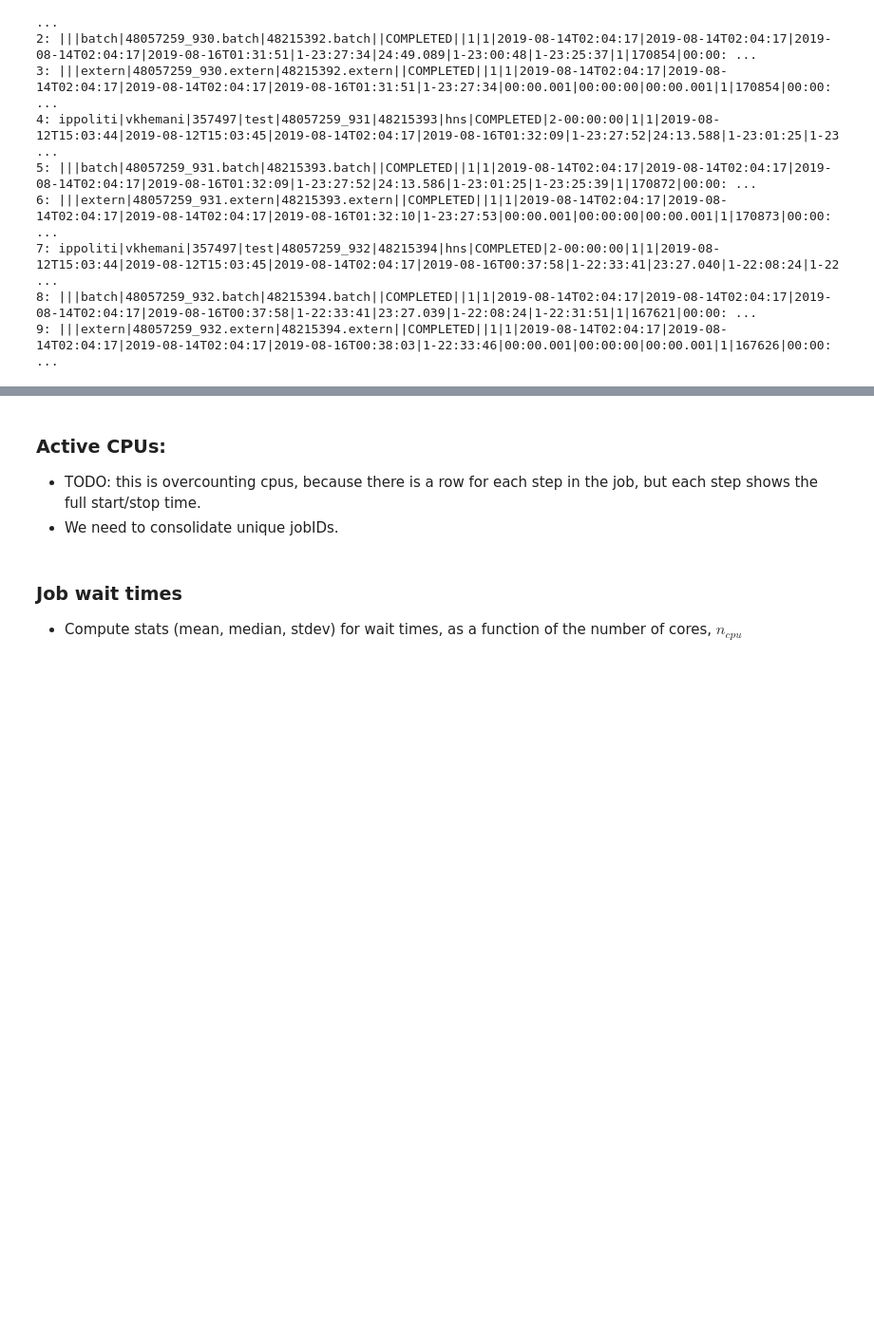
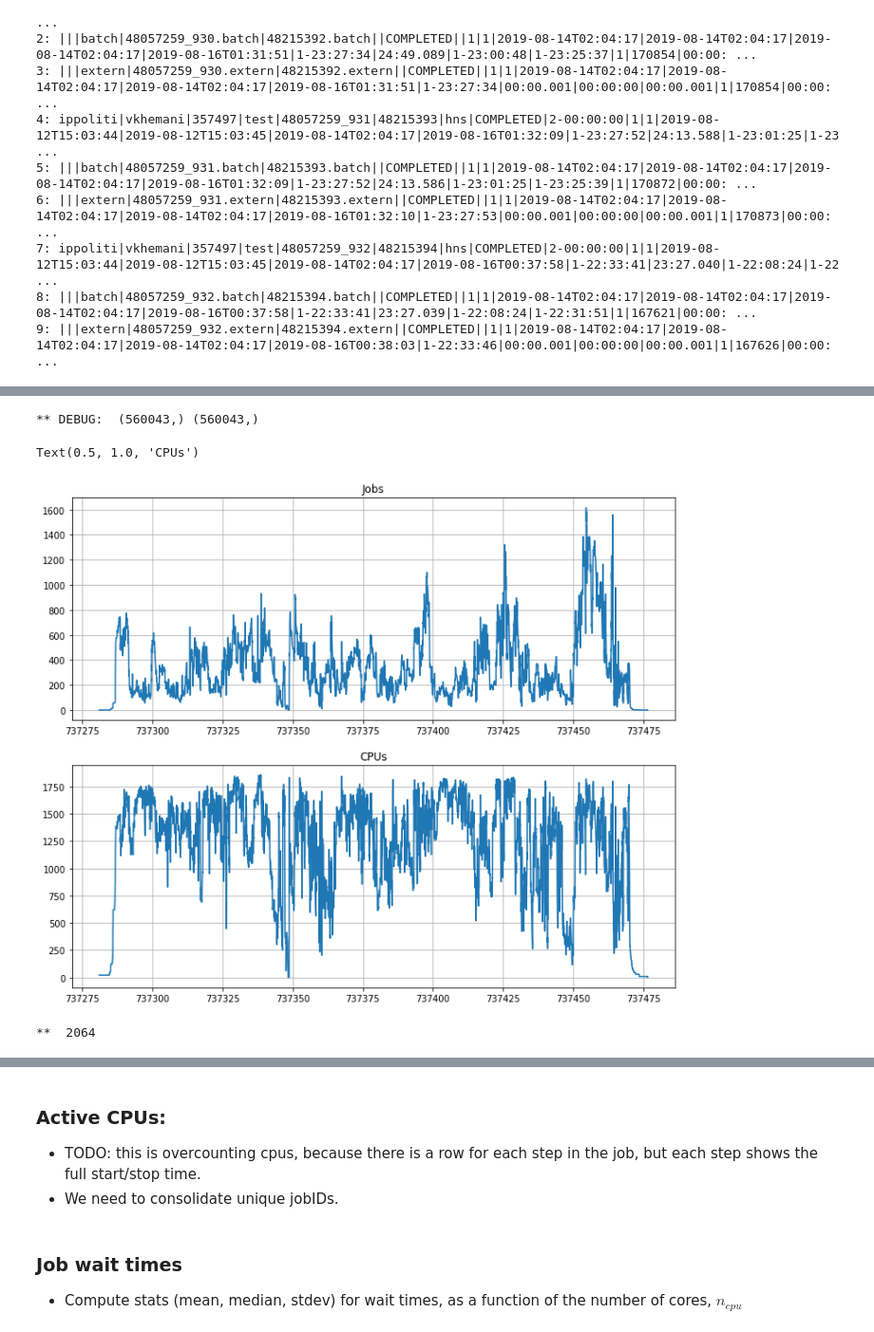
Before and after one commit to jeffersonscientific/HPC_analytics, a Jupyter notebook: Mazama_usage_analysis.ipynb, the cells around one changed output, grey strips where cells are left out. Shown at 95% size. Drawn from its saved outputs; the diff is of its cells as text; code cells hidden in the pictures; blank space fills up the shorter version.

Commit message:
think i got the cpu over-counting worked out. coult still use some tuning in the data load, date handling, and some things, but apperas to compute cpu usage correctly.

```diff
--- a/Mazama_usage_analysis.ipynb
+++ b/Mazama_usage_analysis.ipynb
@@ -20,6 +20,16 @@ from hpc_lib import *
 #data_file_name = 'data/sacct_mazama_out.out'
 data_file_name = 'data/sacct_sherlock_out_hns.out'
 #data_file_name = 'data/sacct_sherlock_out_oneillm.out'
+#
+demo_file = 'data/demo_data.out'
+with open(data_file_name, 'r') as fin:
+    with open(demo_file,'w') as fout:
+        for k in range(int(1e5)):
+            fout.write(fin.readline())
+            #
+        #
+    #
+#
 #
 # translation dictionary. Note the column input parameters (aka, --format=...) are not the same as
 #.  the colunm names.
@@ -84,7 +94,7 @@ if False:
 - But since we might change the columns of interest, let's code up a dictionary of functions to do the translation
 # %%
 #
-with open(data_file_name, 'r') as fin:
+with open(demo_file, 'r') as fin:
     # NOTE: lines end with a delimiter, so dump the last value.
     #
     headers = fin.readline()[:-1].split(delim)
@@ -251,0 +324,3 @@ sacct_data = SACCT_data_handler(data_file_name=data_file_name, delim='|', max_ro
+# %%
+#sacct_data = SACCT_data_handler(data_file_name=demo_file, delim='|', max_rows=1000)
+sacct_data = SACCT_data_handler(data_file_name=data_file_name, delim='|')
@@ -252,2 +355,25 @@ sacct_data = SACCT_data_handler(data_file_name=data_file_name, delim='|', max_ro
+# %%
+cpu_usage = sacct_data.active_jobs_cpu()
+
+fg = plt.figure(figsize=(12,10))
+ax1 = plt.subplot('211')
+ax2 = plt.subplot('212')
+#
+ax1.grid()
+ax2.grid()
+#
+ax1.plot(cpu_usage['time'], cpu_usage['N_jobs'], ls='-')
+ax2.plot(cpu_usage['time'], cpu_usage['N_cpu'], ls='-')
+#
+ax1.set_title('Jobs')
+ax2.set_title('CPUs')
+# %% [output]
+** DEBUG:  (560043,) (560043,)
+Text(0.5, 1.0, 'CPUs')
+[figure, added]
+# %%
+print('** ', 86*24)
+# %% [output]
+**  2064
 # %%
 # unique completion states:
```
Also changed, not shown: parts of 7 cells of this notebook.
